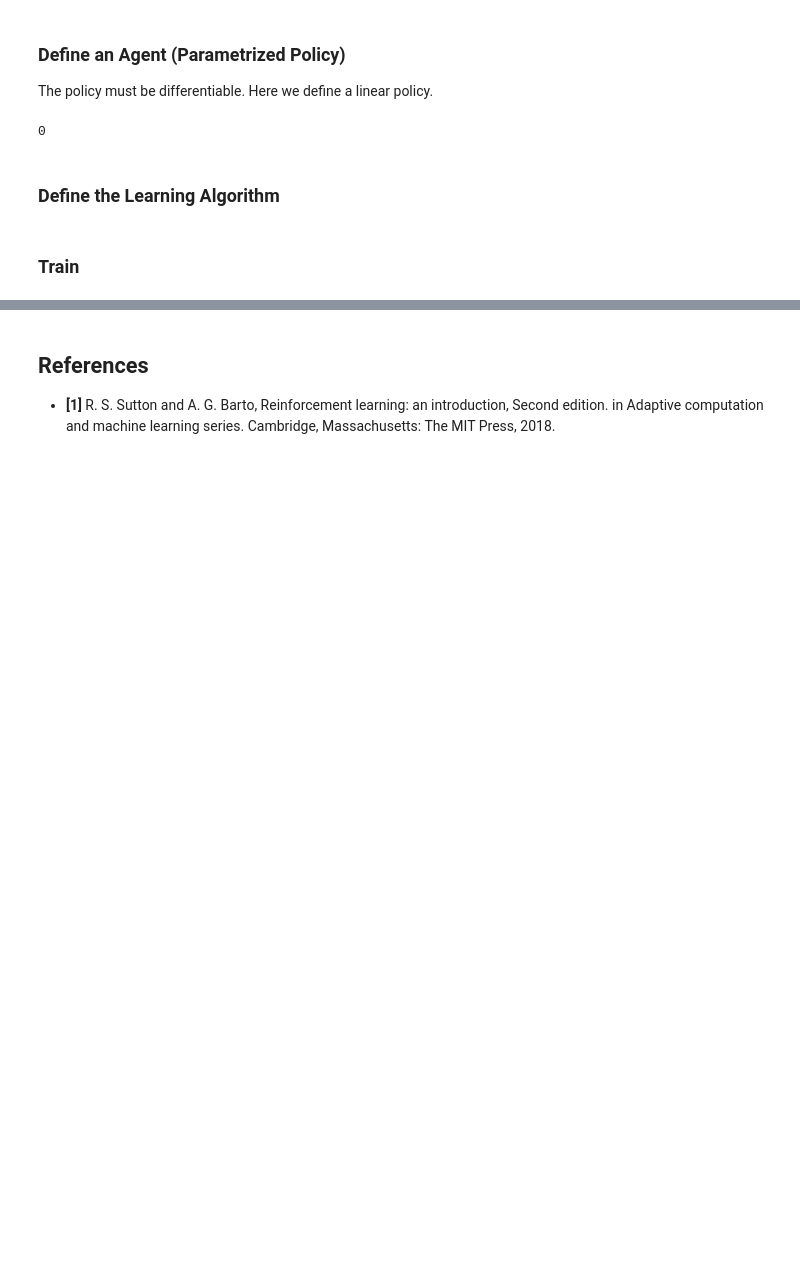
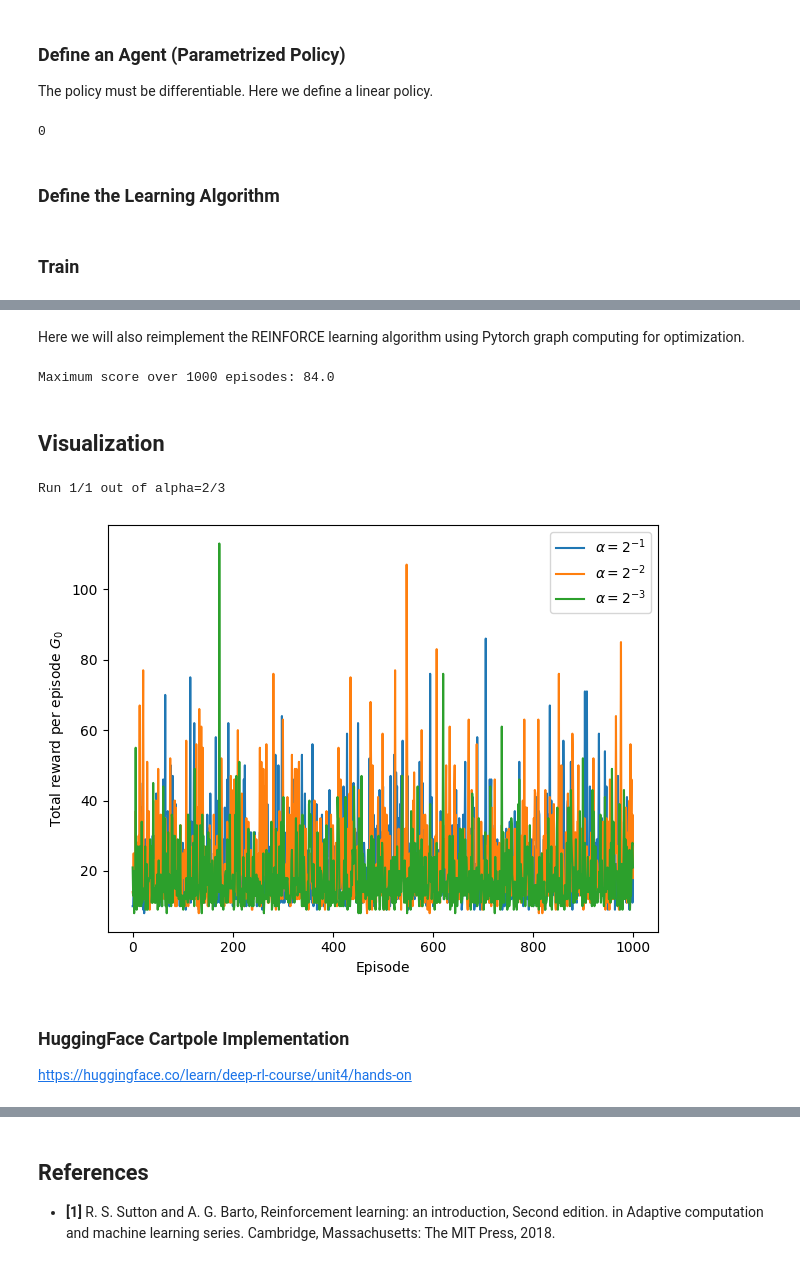
Before and after one commit to G-Lauz/rl_experiments, a Jupyter notebook: policy_gradient/reinforce.ipynb, the cells around one changed output, grey strips where cells are left out. Drawn from its saved outputs; the diff is of its cells as text; code cells hidden in the pictures; blank space fills up the shorter version.

Commit message:
(WIP) MLP policy gradient methods

```diff
--- a/policy_gradient/reinforce.ipynb
+++ b/policy_gradient/reinforce.ipynb
@@ -127,0 +163,2 @@ Average score over 1000 episodes: 34.219
+# %% [markdown]
+Here we will also reimplement the REINFORCE learning algorithm using Pytorch graph computing for optimization.
@@ -127,0 +220,53 @@ Average score over 1000 episodes: 34.219
+# %%
+mlp_policy_agent = MLPPolicyAgent(state_size, action_size, hidden_size=16, alpha=0.01, gamma=1).to(device)
+
+optimizer = torch.optim.Adam(mlp_policy_agent.parameters(), lr=0.01)
+
+scores = reinforce_pytorch(env, mlp_policy_agent, optimizer=optimizer, n_episodes=1000, max_steps=1000)
+
+print(f"Maximum score over 1000 episodes: {np.max(scores)}")
+# %% [output]
+Maximum score over 1000 episodes: 84.0
+# %% [markdown]
+## Visualization
+# %%
+n_runs = 1
+n_episodes = 1000
+# alphas = [2**-12, 2**-13, 2**-14]
+alphas = [2**-1, 2**-2, 2**-3]
+
+avg_per_episode = np.zeros((len(alphas), n_runs, n_episodes))
+
+for i, alpha in enumerate(alphas):
+    for j in range(n_runs):
+        message = f"Run {j+1}/{n_runs} out of alpha={i}/{len(alphas)}"
+        print(message, end="\r")
+
+        # agent = LinearPolicyAgent(state_size, action_size, alpha=alpha, gamma=1)
+        # scores = reinforce(env, agent, n_episodes=n_episodes, max_steps=1000)
+        agent = MLPPolicyAgent(state_size, action_size, hidden_size=16, alpha=alpha, gamma=1).to(device)
+        scores = reinforce_pytorch(env, agent, optimizer=optimizer, n_episodes=n_episodes, max_steps=1000)
+
+        avg_per_episode[i, j, :] = scores
+
+avg_per_episode = np.mean(avg_per_episode, axis=1)
+# %% [output]
+Run 1/1 out of alpha=2/3
+# %%
+import matplotlib.pyplot as plt
+
+for i, alpha in enumerate(alphas):
+    plt.plot(np.arange(n_episodes), avg_per_episode[i], label=r'$\alpha=2^{{{:.0f}}}$'.format(np.log2(alpha)))
+
+plt.xlabel('Episode')
+plt.ylabel(r'Total reward per episode $G_{0}$')
+
+plt.legend()
+plt.tight_layout()
+
+plt.show()
+# %% [output]
+[figure, added]
+# %% [markdown]
+### HuggingFace Cartpole Implementation
+https://huggingface.co/learn/deep-rl-course/unit4/hands-on
```
Also changed, not shown: parts of 10 cells of this notebook.
